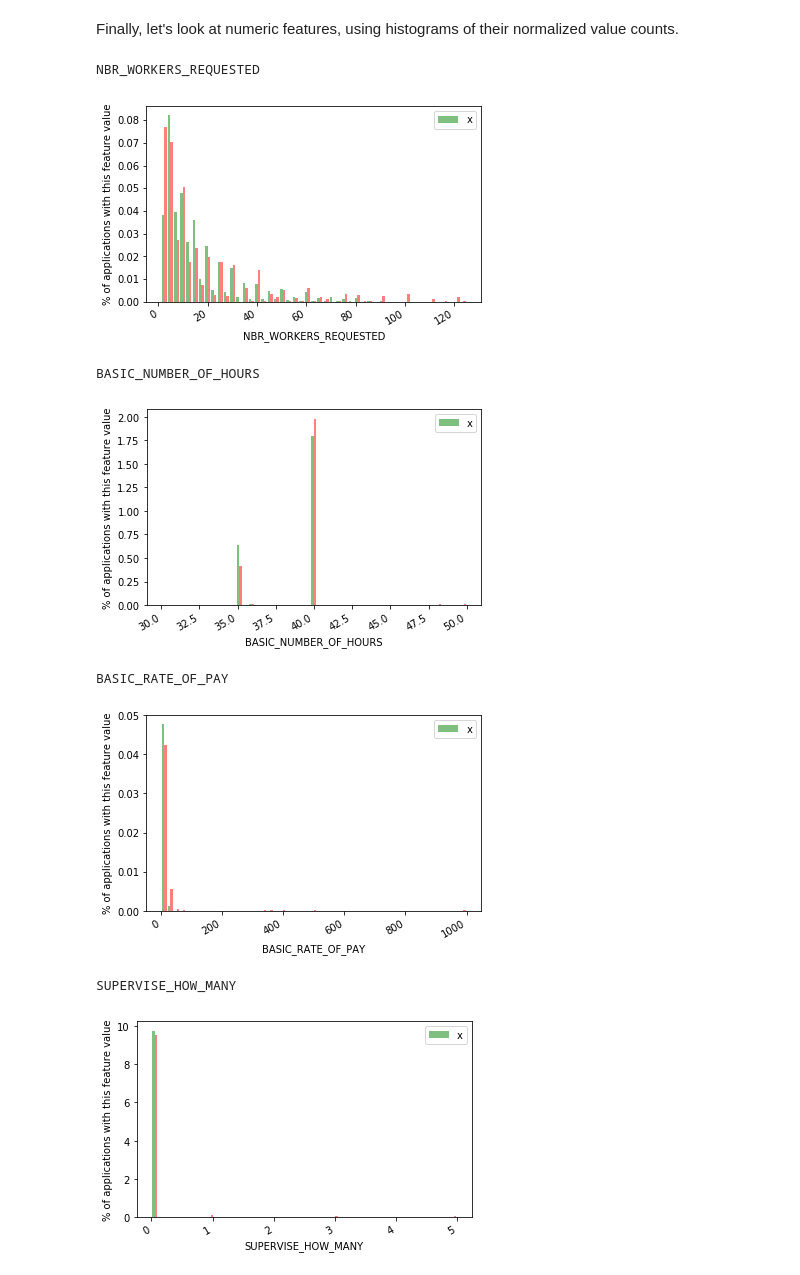
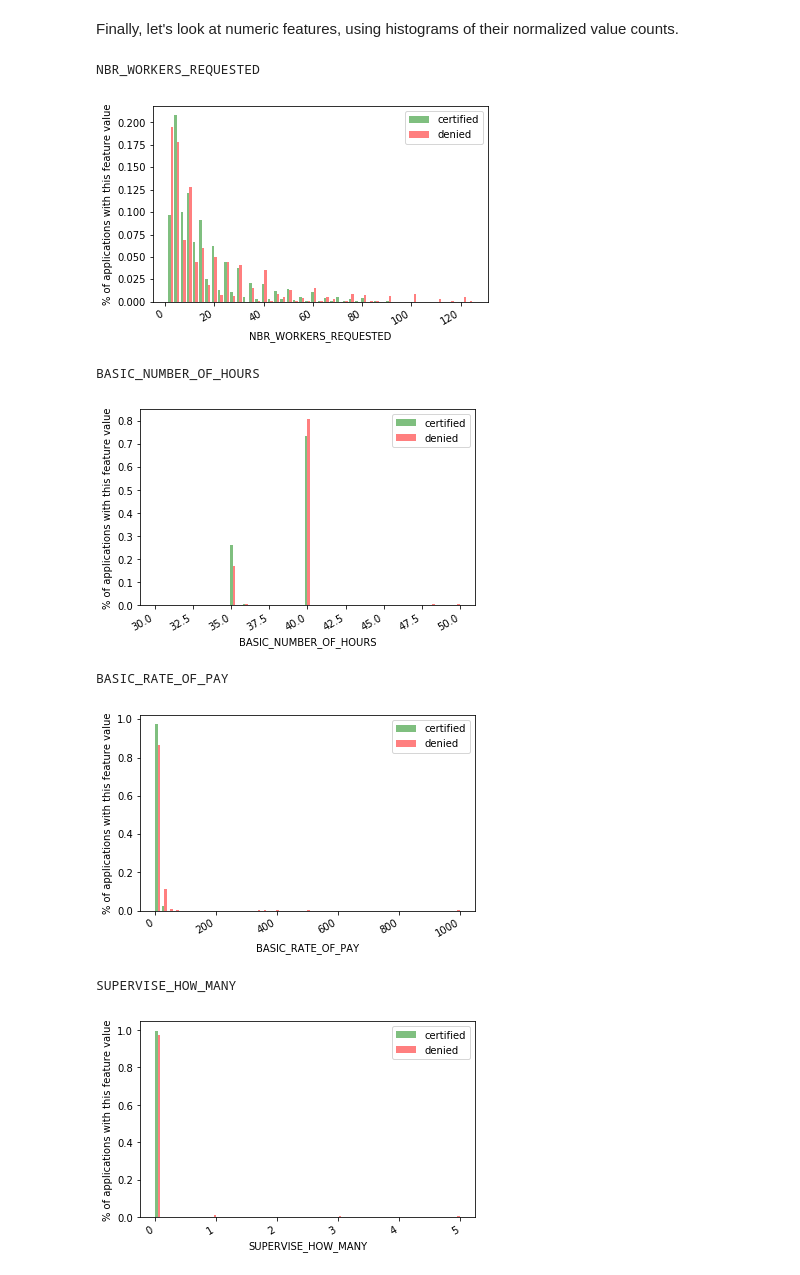
Before and after one commit to abhinavk99/H-2B-Visa-Application-Classifier, a Jupyter notebook: DataExploration.ipynb, the cells around one changed output. Saved outputs shown, nothing was run; the diff lists cells and outputs as text; code cells hidden in the pictures.

```diff
--- a/DataExploration.ipynb
+++ b/DataExploration.ipynb
@@ -277,35 +285,36 @@ Finally, let's look at numeric features, using histograms of their normalized va
 # %%
 for feature in numeric_features:
     print(feature)
-    certified_vc = df_certified[feature]
-    denied_vc = df_denied[feature]
+    certified_mean, certified_std_dev = df_certified[feature].mean(), df_certified[feature].std()
+    denied_mean, denied_std_dev = df_denied[feature].mean(), df_denied[feature].std()
 
-    # Keep points within 3 standard deviations of the mean to better visualize distribution
-    certified_vc = certified_vc[np.abs(certified_vc - certified_vc.mean()) <= 3 * certified_vc.std()]
-    denied_vc = denied_vc[np.abs(denied_vc - denied_vc.mean()) <= 3 * denied_vc.std()]
+    # Keep points to within 3 standard deviations of the mean to better visualize distribution
+    certified_values = df_certified.loc[np.abs(df_certified[feature] - certified_mean) <= 3 * certified_std_dev][feature]
+    denied_values = df_denied.loc[np.abs(df_denied[feature] - denied_mean) <= 3 * denied_std_dev][feature]
+
+    certified_vc_counts = certified_values.value_counts(normalize = True)
+    denied_vc_counts = denied_values.value_counts(normalize = True)
 
     fig, ax = plt.subplots()
     fig.autofmt_xdate()
 
-    max_v = max(np.max(certified_vc), np.max(denied_vc))
-    min_v = min(np.min(certified_vc), np.min(denied_vc))
-#     print(max_v)
-#     print(min_v)
+    max_v = max(np.max(certified_values), np.max(denied_values))
+    min_v = min(np.min(certified_values), np.min(denied_values))
 
     bins = np.linspace(min_v, max_v, 50)
-    plt.hist([certified_vc, denied_vc], bins, alpha=0.5, label='x', density=True, color=["green", "red"])
+    plt.hist([certified_vc_counts.index, denied_vc_counts.index], bins, weights=[certified_vc_counts.values, denied_vc_counts.values], alpha=0.5, label=['certified', 'denied'], color=['green', 'red'])
     ax.set_ylabel("% of applications with this feature value")
     ax.set_xlabel(feature)
     ax.legend()
     plt.show()
     print("\n")
 # %% [output]
 NBR_WORKERS_REQUESTED
-[figure, old version]
+[figure, new version]
 BASIC_NUMBER_OF_HOURS
-[figure, old version]
+[figure, new version]
 BASIC_RATE_OF_PAY
-[figure, old version]
+[figure, new version]
 SUPERVISE_HOW_MANY
-[figure, old version]
+[figure, new version]
 NUM_OF_MONTHS_TRAINING
```
Also changed, not shown: parts of 6 cells of this notebook.
